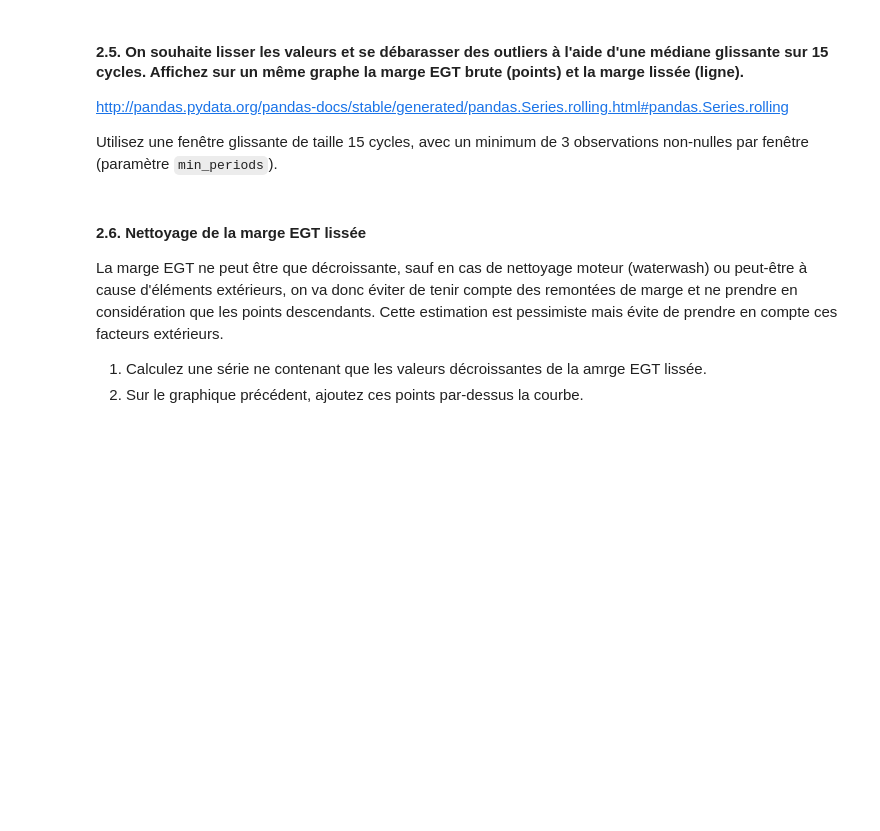
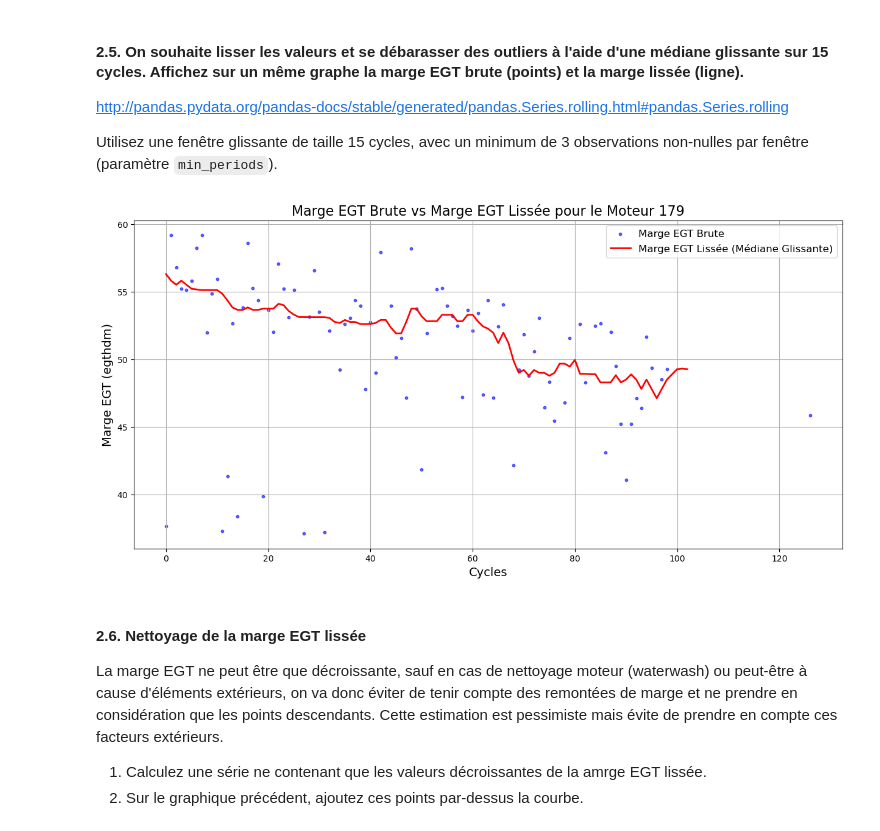
Before and after one commit to yacinebena/Analyse_de_donnees_MACS3, a Jupyter notebook: TD3/TD3.ipynb, the cells around one changed output. Saved outputs shown, nothing was run; the diff lists cells and outputs as text; code cells hidden in the pictures; blank space fills up the shorter version.

```diff
--- a/TD3/TD3.ipynb
+++ b/TD3/TD3.ipynb
@@ -48,3 +176,8 @@ On constate que sur un même cycle, il peut y avoir 2 valeurs de la variable `eg
 
 1. Utilisez une aggrégation pour obtenir la plus grande valeur à chaque cycle et stockez le résultat dans une Series pandas appelée 'egt'.
 2. Ré-indexez le DataFrame pour avoir une ligne pour tout nombre de cycles (indice : passez par la méthode reindex).
+# %%
+moteur179['cycles'] = moteur179['cycles'].astype(int)
+egt = moteur179.groupby('cycles')['egthdm'].max().reset_index()
+egt.rename(columns={'egthdm': 'max_egthdm'}, inplace=True)
+print(egt.head())
@@ -50,0 +191,8 @@ On constate que sur un même cycle, il peut y avoir 2 valeurs de la variable `eg
+# %%
+cycle_min = egt.index.min()
+cycle_max = egt.index.max()
+cycle_index = range(cycle_min, cycle_max + 1)
+egt = egt.reindex(cycle_index)
+
+
+print(egt.head(10))
@@ -53,6 +213,21 @@ On constate que sur un même cycle, il peut y avoir 2 valeurs de la variable `eg
 http://pandas.pydata.org/pandas-docs/stable/generated/pandas.Series.rolling.html#pandas.Series.rolling
 
 Utilisez une fenêtre glissante de taille 15 cycles, avec un minimum de 3 observations non-nulles par fenêtre (paramètre `min_periods`).
+# %%
+egt['egthdm_lisse'] = egt['max_egthdm'].rolling(window=15, min_periods=3, center=True).median()
+
+plt.figure(figsize=(15, 7))
+
+plt.scatter(egt.index, egt['max_egthdm'], label='Marge EGT Brute', color='blue', alpha=0.6, s=10)
+plt.plot(egt.index, egt['egthdm_lisse'], label='Marge EGT Lissée (Médiane Glissante)', color='red', linewidth=2)
+
+plt.title('Marge EGT Brute vs Marge EGT Lissée pour le Moteur 179', fontsize=16)
+plt.xlabel('Cycles', fontsize=14)
+plt.ylabel('Marge EGT (egthdm)', fontsize=14)
+plt.legend(fontsize=12)
+plt.grid(True)
+# %% [output]
+[figure, added]
 # %% [markdown]
 #### 2.6. Nettoyage de la marge EGT lissée
 
```
Also changed, not shown: parts of 26 cells of this notebook.
